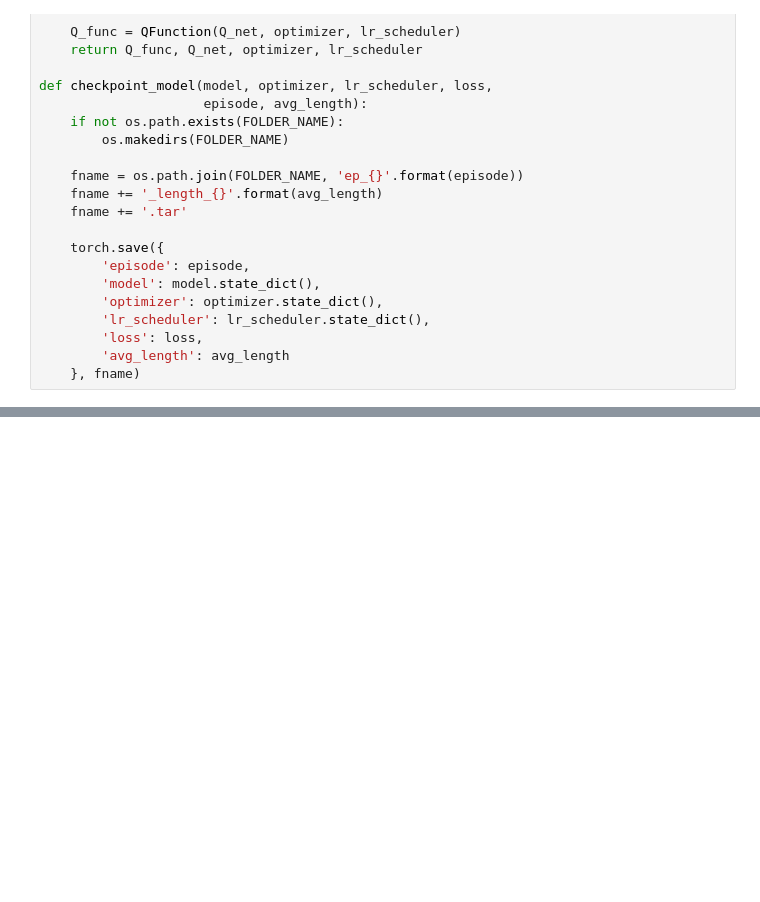
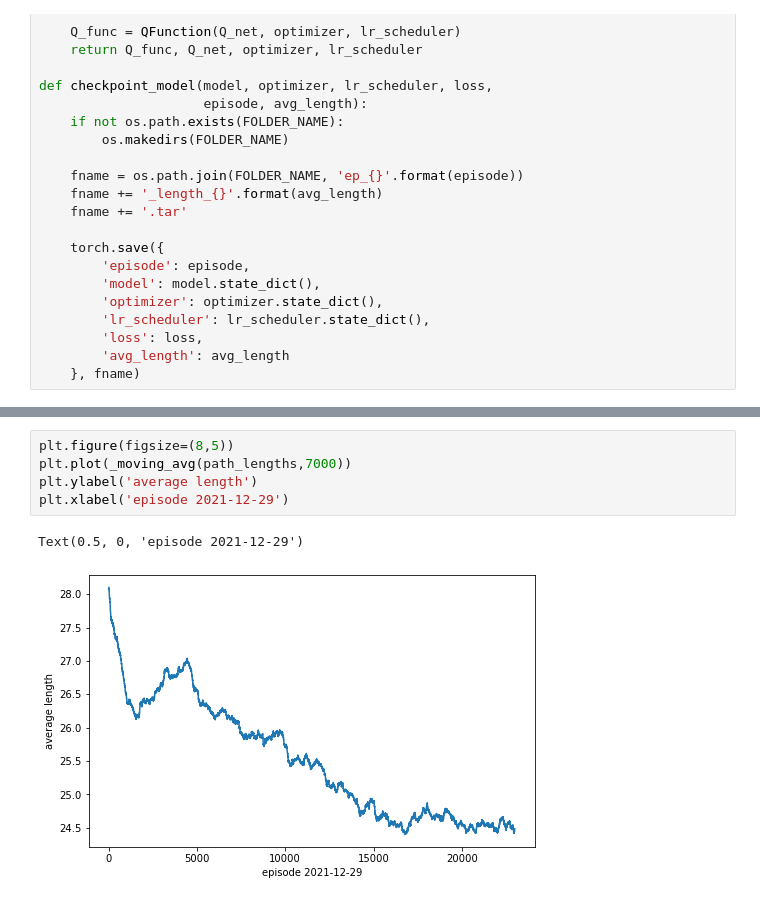
Before and after one commit to BrandPM18/taxiTripRL, a Jupyter notebook: graph_rl.ipynb, the cells around one changed output, grey strips where cells are left out. Drawn from its saved outputs; the diff is of its cells as text; blank space fills up the shorter version.

```diff
--- a/graph_rl.ipynb
+++ b/graph_rl.ipynb
@@ -704,0 +687,8 @@ AttributeError: 'list' object has no attribute 'shape'
+# %%
+plt.figure(figsize=(8,5))
+plt.plot(_moving_avg(path_lengths,7000))
+plt.ylabel('average length')
+plt.xlabel('episode 2021-12-29')
+# %% [output]
+Text(0.5, 0, 'episode 2021-12-29')
+[figure, added]
```
Also changed, not shown: parts of 9 cells of this notebook, 1 other file.
